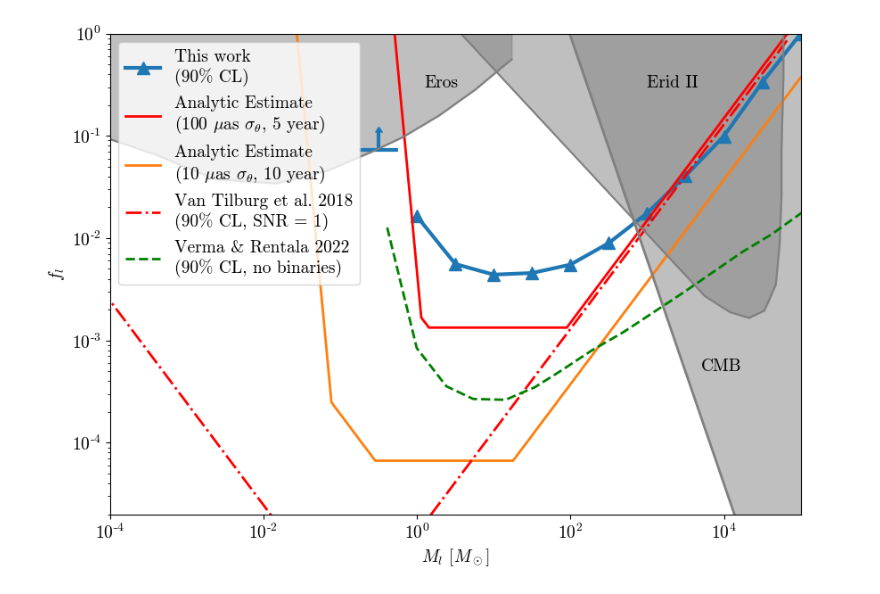
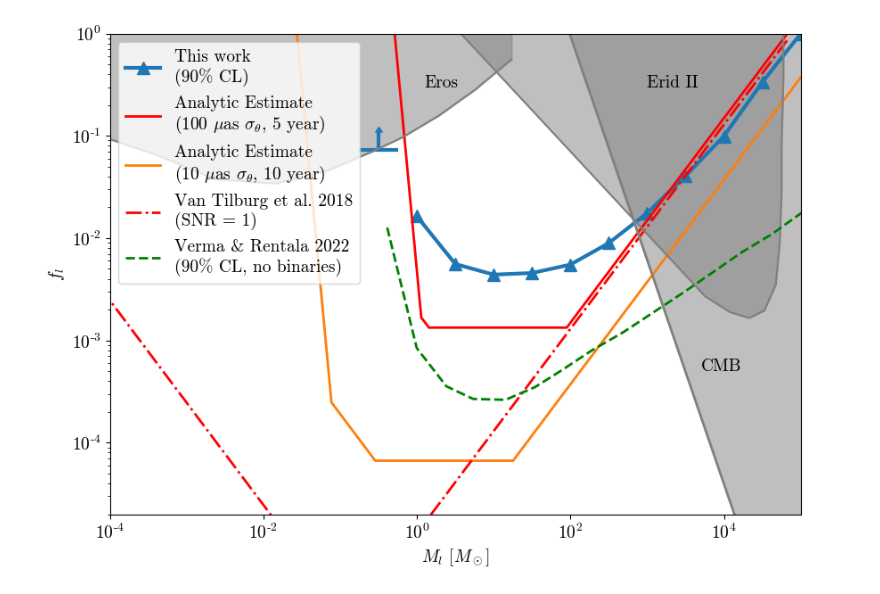
Before and after one commit to mkongsore/BlipFinder, a Jupyter notebook: PaperPlots/PBH_limit.ipynb, the cells around one changed output. Cells and saved outputs as stored; diff of their text form; code cells hidden in the pictures.

Commit message:
gost related plots

```diff
--- a/PaperPlots/PBH_limit.ipynb
+++ b/PaperPlots/PBH_limit.ipynb
@@ -129,36 +129,36 @@ plt.plot(10**(p_lim_op[:,0]), p_lim_op[:,1], color = 'tab:orange', lw = 2,
 
 
 plt.plot(10**(kvt_blip[:,0]), kvt_blip[:,1], 'r-.', lw = 2,
-         label = 'Van Tilburg et al. 2018\n(90% CL, SNR = 1)')
+         label = 'Van Tilburg et al. 2018\n(SNR = 1)')
 
 plt.yscale('log')
 
 plt.plot(10**(erid2[:,0]), erid2[:,1], 'gray')
 plt.plot(10**(eros[:,0]), eros[:,1], 'gray')
 
 plt.plot(10**(cmb[:,0]), cmb[:,1], 'gray', lw = 2)
 plt.plot(10**(verma[:,0]), verma[:,1], 'g--', lw = 2,
          label = 'Verma & Rentala 2022\n(90% CL, no binaries)')
 
 plt.yscale('log')
 plt.xscale('log')
 plt.ylim(2e-5, 1)
 plt.xlabel('$M_l$ $[M_\odot]$')
 plt.ylabel('$f_l$')
 plt.xlim(1e-4, 1e5)
 plt.fill_between(10**(erid2[:,0]), erid2[:,1], np.ones(len(erid2)), color = 'gray', alpha = .5)
 plt.fill_between(10**(eros[:,0]), eros[:,1], np.ones(len(eros)), color = 'gray', alpha = .5)
 plt.fill_between(10**(cmb[:,0]), cmb[:,1], np.ones(len(cmb)), color = 'gray', alpha = .5)
 
 plt.legend(loc = 'upper left')
 
 plt.text(1e3, 3e-1, 'Erid II')
 plt.text(10**(.1), 3e-1, 'Eros')
 plt.text(10**(3.7), 5e-4, 'CMB')
 
 plt.errorbar(10**(-.5), np.log(10)/(100/np.sqrt(10)), xerr = [[10**(-.5) - 10**(-.75)],
                                                               [10**(-.25) - 10**(-.5)]], yerr = np.log(10)/(100/np.sqrt(10))/2,
              color = 'tab:blue',linestyle = 'None' ,lolims = True, lw = 3)
-plt.savefig('MACHO_constr.pdf', dpi = 500, bbox_inches = 'tight')
+#plt.savefig('MACHO_constr.pdf', dpi = 500, bbox_inches = 'tight')
 # %% [output]
-[figure, old version]
+[figure, new version]
```
Also changed, not shown: 4 other files.
